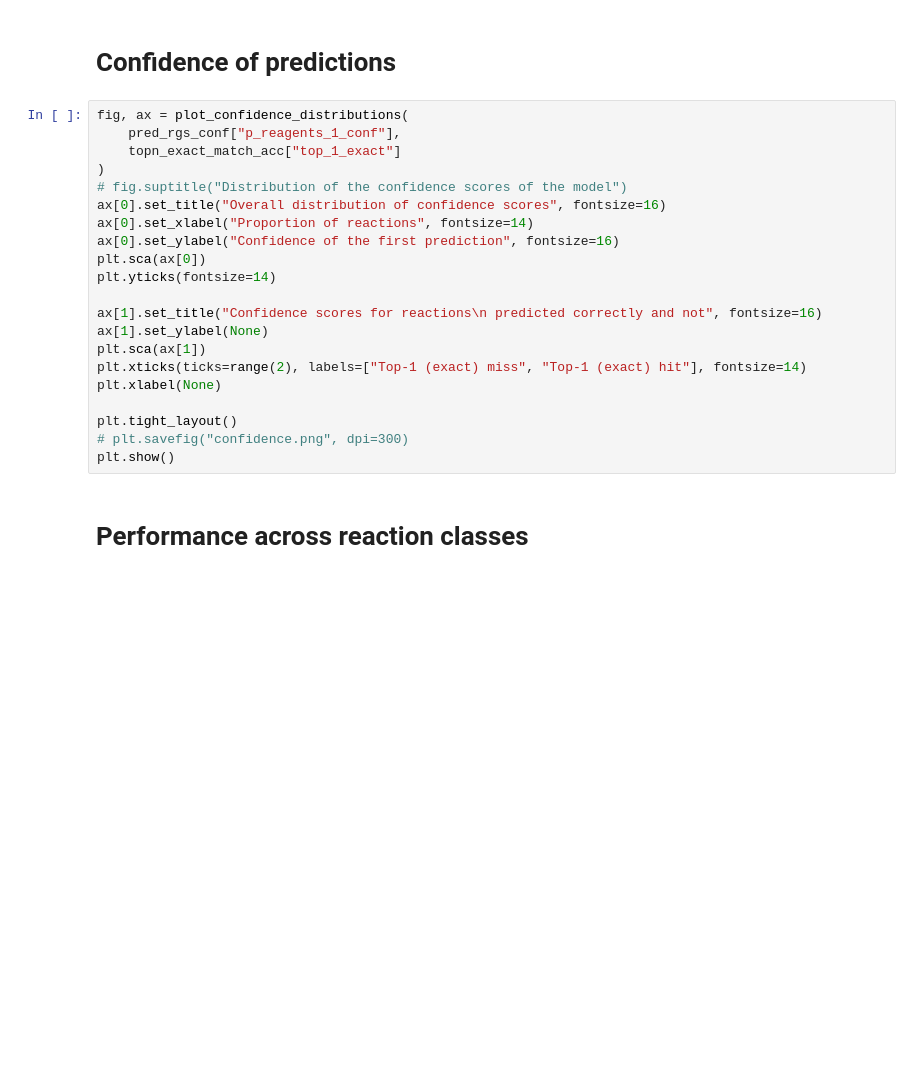
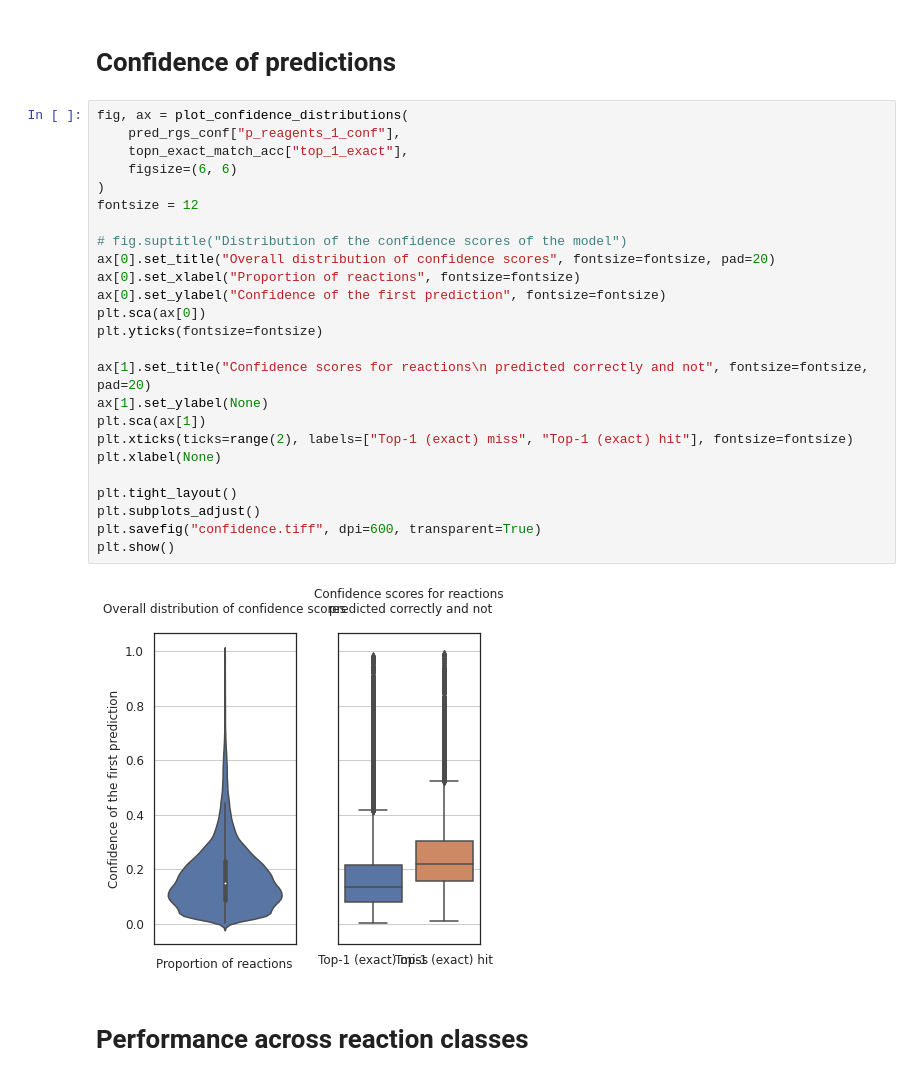
Before and after one commit to Academich/reagents, a Jupyter notebook: notebooks/Results.ipynb, the cells around one changed output. Drawn from its saved outputs; the diff is of its cells as text; blank space fills up the shorter version.

```diff
--- a/notebooks/Results.ipynb
+++ b/notebooks/Results.ipynb
@@ -673,24 +991,30 @@ for c in topn_recall.columns:
 # %%
 fig, ax = plot_confidence_distributions(
     pred_rgs_conf["p_reagents_1_conf"],
-    topn_exact_match_acc["top_1_exact"]
+    topn_exact_match_acc["top_1_exact"],
+    figsize=(6, 6)
 )
+fontsize = 12
+
 # fig.suptitle("Distribution of the confidence scores of the model")
-ax[0].set_title("Overall distribution of confidence scores", fontsize=16)
-ax[0].set_xlabel("Proportion of reactions", fontsize=14)
-ax[0].set_ylabel("Confidence of the first prediction", fontsize=16)
+ax[0].set_title("Overall distribution of confidence scores", fontsize=fontsize, pad=20)
+ax[0].set_xlabel("Proportion of reactions", fontsize=fontsize)
+ax[0].set_ylabel("Confidence of the first prediction", fontsize=fontsize)
 plt.sca(ax[0])
-plt.yticks(fontsize=14)
+plt.yticks(fontsize=fontsize)
 
-ax[1].set_title("Confidence scores for reactions\n predicted correctly and not", fontsize=16)
+ax[1].set_title("Confidence scores for reactions\n predicted correctly and not", fontsize=fontsize, pad=20)
 ax[1].set_ylabel(None)
 plt.sca(ax[1])
-plt.xticks(ticks=range(2), labels=["Top-1 (exact) miss", "Top-1 (exact) hit"], fontsize=14)
+plt.xticks(ticks=range(2), labels=["Top-1 (exact) miss", "Top-1 (exact) hit"], fontsize=fontsize)
 plt.xlabel(None)
 
 plt.tight_layout()
-# plt.savefig("confidence.png", dpi=300)
+plt.subplots_adjust()
+plt.savefig("confidence.tiff", dpi=600, transparent=True)
 plt.show()
+# %% [output]
+[figure, added]
 # %% [markdown]
 # Performance across reaction classes
 # %%
```
Also changed, not shown: parts of 98 cells of this notebook.
